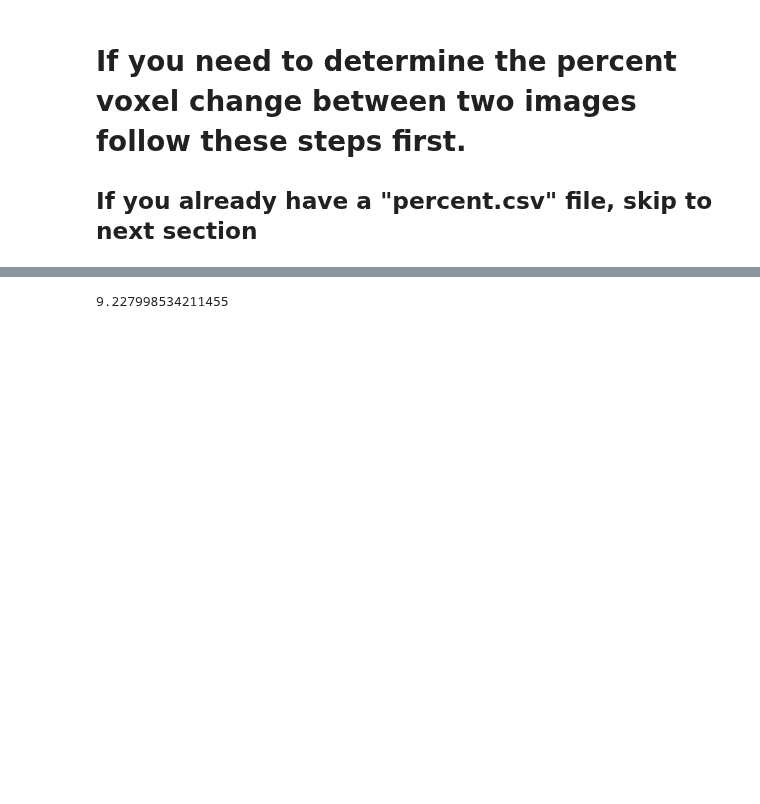
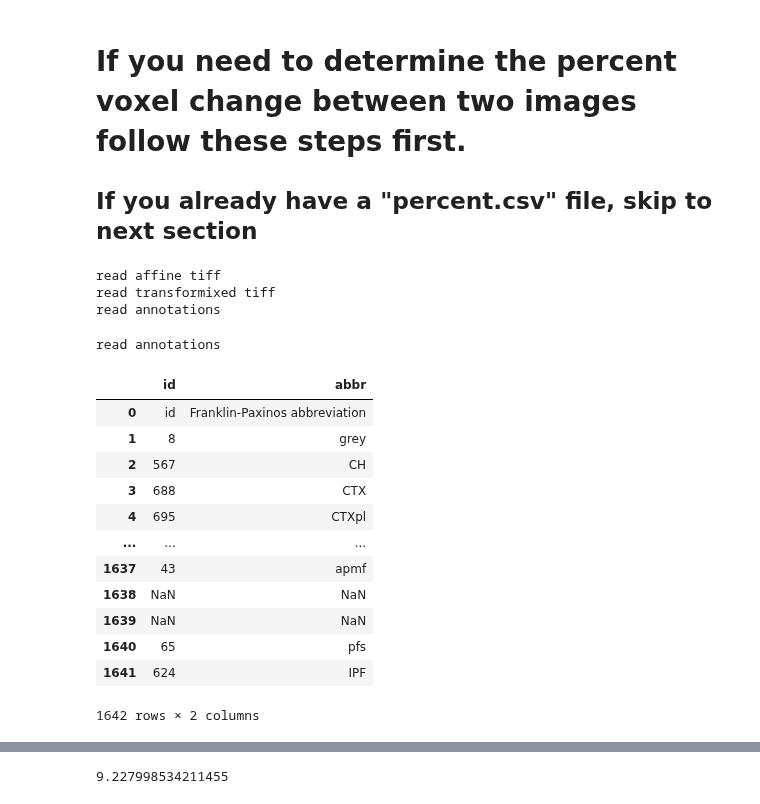
Before and after one commit to PrincetonUniversity/BrainPipe, a Jupyter notebook: tools/analysis/calculating_vox-diffs-between-tiffs.ipynb, the cells around one changed output, grey strips where cells are left out. Drawn from its saved outputs; the diff is of its cells as text; code cells hidden in the pictures; blank space fills up the shorter version.

```diff
--- a/tools/analysis/calculating_vox-diffs-between-tiffs.ipynb
+++ b/tools/analysis/calculating_vox-diffs-between-tiffs.ipynb
@@ -20,3 +24,9 @@ transformixedfile="/home/emilyjanedennis/Desktop/mouseann_to_rat.tif"
 # %%
 affine = tif.imread(affinefile)
+print("read affine tiff")
 transformixed = tif.imread(transformixedfile)
+print("read transformixed tiff")
+# %% [output]
+read affine tiff
+read transformixed tiff
+read annotations
@@ -28,5 +33,26 @@ percentcsv = "/home/emilyjanedennis/Desktop/percent.csv"
+# %%
+# make sure your annotations have the first column as id number, 2nd as abbreviation, or else change the input below
+anns=pd.read_csv(annotationsfilename,usecols=[0,1],names=['id','abbr'])
+print("read annotations")
+# %% [output]
+read annotations
 # %%
 df=anns
+df
+# %% [output]
+|  | id | abbr |
+| 0 | id | Franklin-Paxinos abbreviation |
+| 1 | 8 | grey |
+| 2 | 567 | CH |
+| 3 | 688 | CTX |
+| 4 | 695 | CTXpl |
+| ... | ... | ... |
+| 1637 | 43 | apmf |
+| 1638 | NaN | NaN |
+| 1639 | NaN | NaN |
+| 1640 | 65 | pfs |
+| 1641 | 624 | IPF |
+1642 rows × 2 columns
 # %%
 df.insert(2,'affine_vox',0)
 df.insert(3,'transformixed_vox',0)
```
Also changed, not shown: parts of 8 cells of this notebook.
